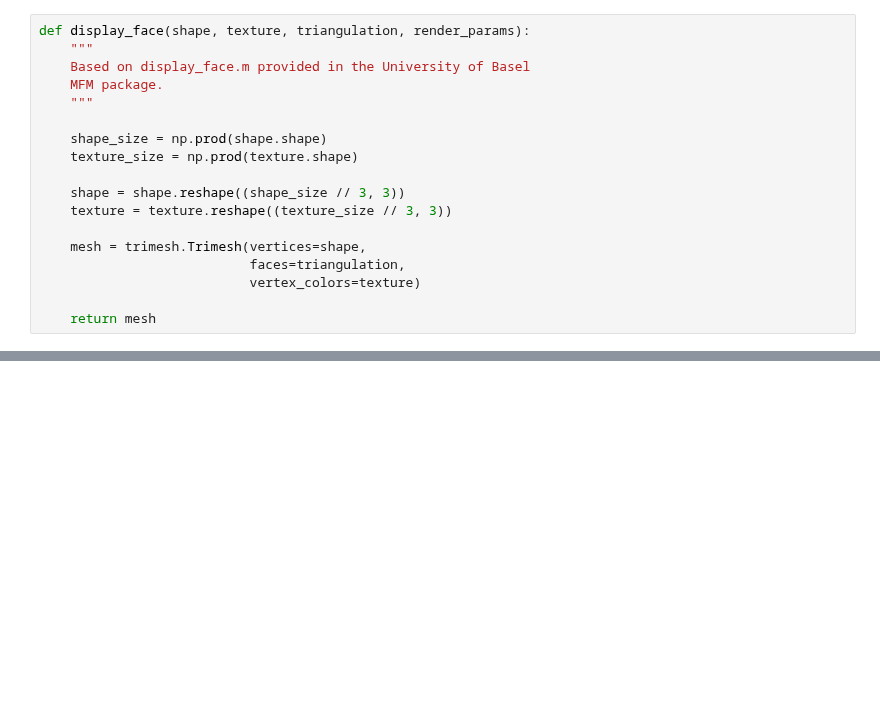
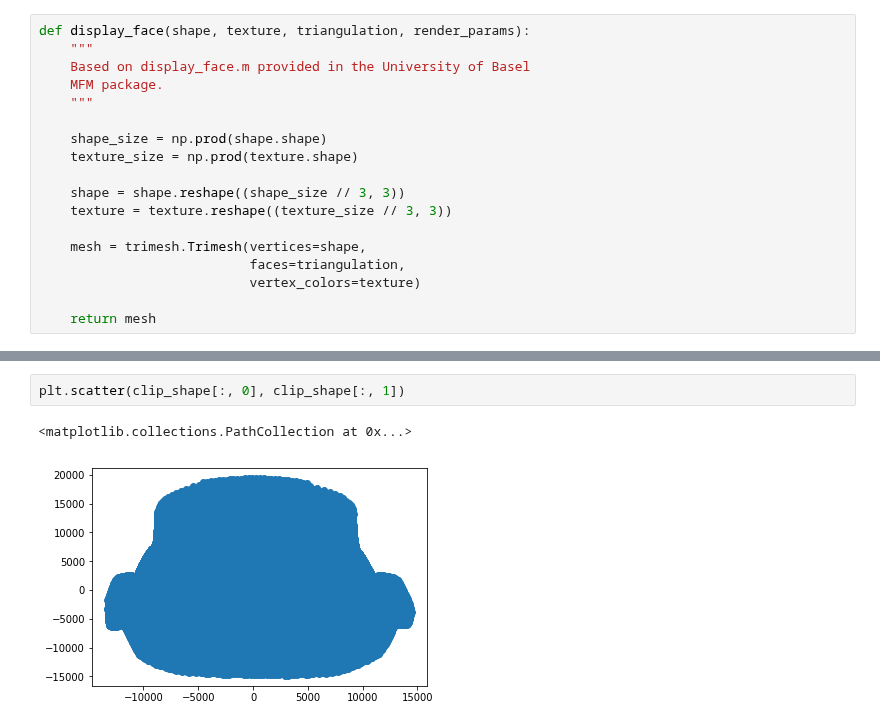
Before and after one commit to gergely-flamich/MorphableFaceModel, a Jupyter notebook: code/Morphable Face Model.ipynb, the cells around one changed output, grey strips where cells are left out. Cells and saved outputs as stored; diff of their text form; blank space fills up the shorter version.

```diff
--- a/code/Morphable Face Model.ipynb
+++ b/code/Morphable Face Model.ipynb
@@ -88,0 +861,5 @@ face.show()
+# %%
+plt.scatter(clip_shape[:, 0], clip_shape[:, 1])
+# %% [output]
+<matplotlib.collections.PathCollection at 0x...>
+[figure, added]
```
Also changed, not shown: parts of 16 cells of this notebook.
